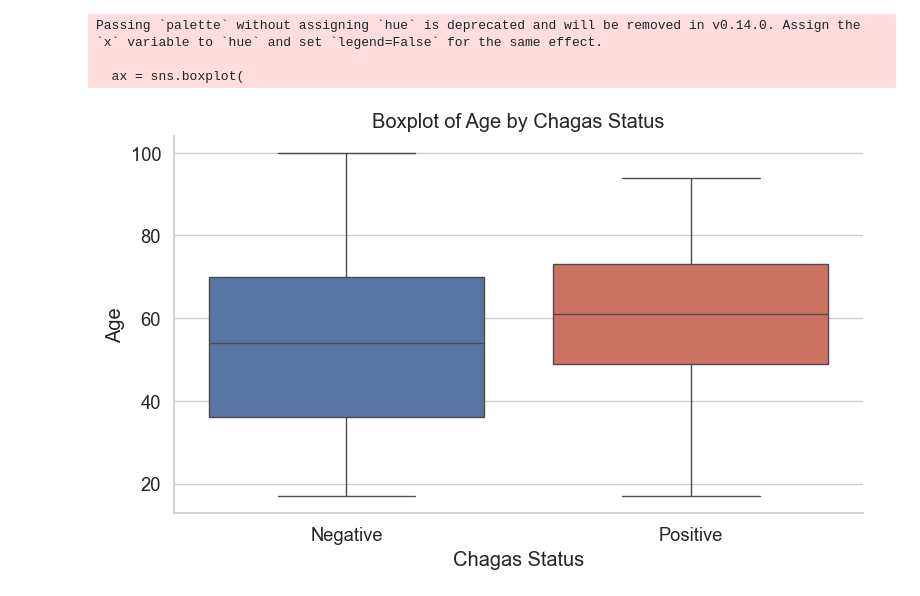
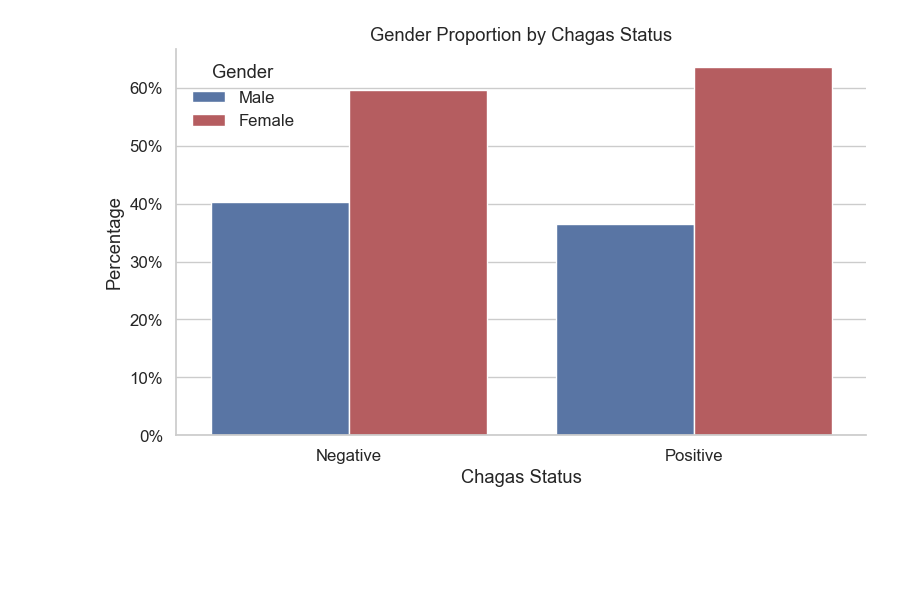
Before and after one commit to Vilnius-Kosice-joint-project-2026/detection-of-chagas-disease, a Jupyter notebook: notebooks/eda.ipynb, the cells around one changed output. Drawn from its saved outputs; the diff is of its cells as text; code cells hidden in the pictures; blank space fills up the shorter version.

```diff
--- a/notebooks/eda.ipynb
+++ b/notebooks/eda.ipynb
@@ -51,3 +79,10 @@ Name: count, dtype: int64
 # %%
-code_df["chagas"].value_counts()
-code_df["chagas"].value_counts(normalize=True) * 100
+code_df["Chagas"] = code_df["chagas"].map({
+    0: "Negative",
+    1: "Positive"
+})
+
+code_df["Gender"] = code_df["is_male"].map({
+    False: "Female",
+    True: "Male"
+})
@@ -98,28 +134,34 @@ code_df.describe()
 # %%
-code_df["Chagas"] = code_df["chagas"].map({0: "Negative", 1: "Positive"})
-
-sns.set(style="whitegrid", font_scale=1.2)
-
-plt.figure(figsize=(8, 5))
-
-ax = sns.boxplot(
-    data=code_df,
-    x="Chagas",
-    y="age",
-    palette=["#4C72B0", "#DD6552"]
+gender_chagas = (
+    code_df
+    .groupby("Chagas")["Gender"]
+    .value_counts(normalize=True)
+    .rename("proportion")
+    .reset_index()
 )
 
-plt.title("Boxplot of Age by Chagas Status")
+plt.figure(figsize=FIGSIZE_MAIN)
+
+ax = sns.barplot(
+    data=gender_chagas,
+    x="Chagas",
+    y="proportion",
+    hue="Gender",
+    order=["Negative", "Positive"],
+    hue_order=["Male", "Female"],
+    palette=GENDER_PALETTE
+)
+
+ax.yaxis.set_major_formatter(mtick.PercentFormatter(1.0))
+
+plt.title("Gender Proportion by Chagas Status")
 plt.xlabel("Chagas Status")
-plt.ylabel("Age")
+plt.ylabel("Percentage")
+plt.legend(title="Gender", frameon=False)
 
 sns.despine()
 plt.tight_layout()
-
 plt.show()
 # %% [output]
-Passing `palette` without assigning `hue` is deprecated and will be removed in v0.14.0. Assign the `x` variable to `hue` and set `legend=False` for the same effect.
-
-  ax = sns.boxplot(
-[figure, old version]
+[figure, new version]
 # %%
```
Also changed, not shown: parts of 25 cells of this notebook, 14 other files.
